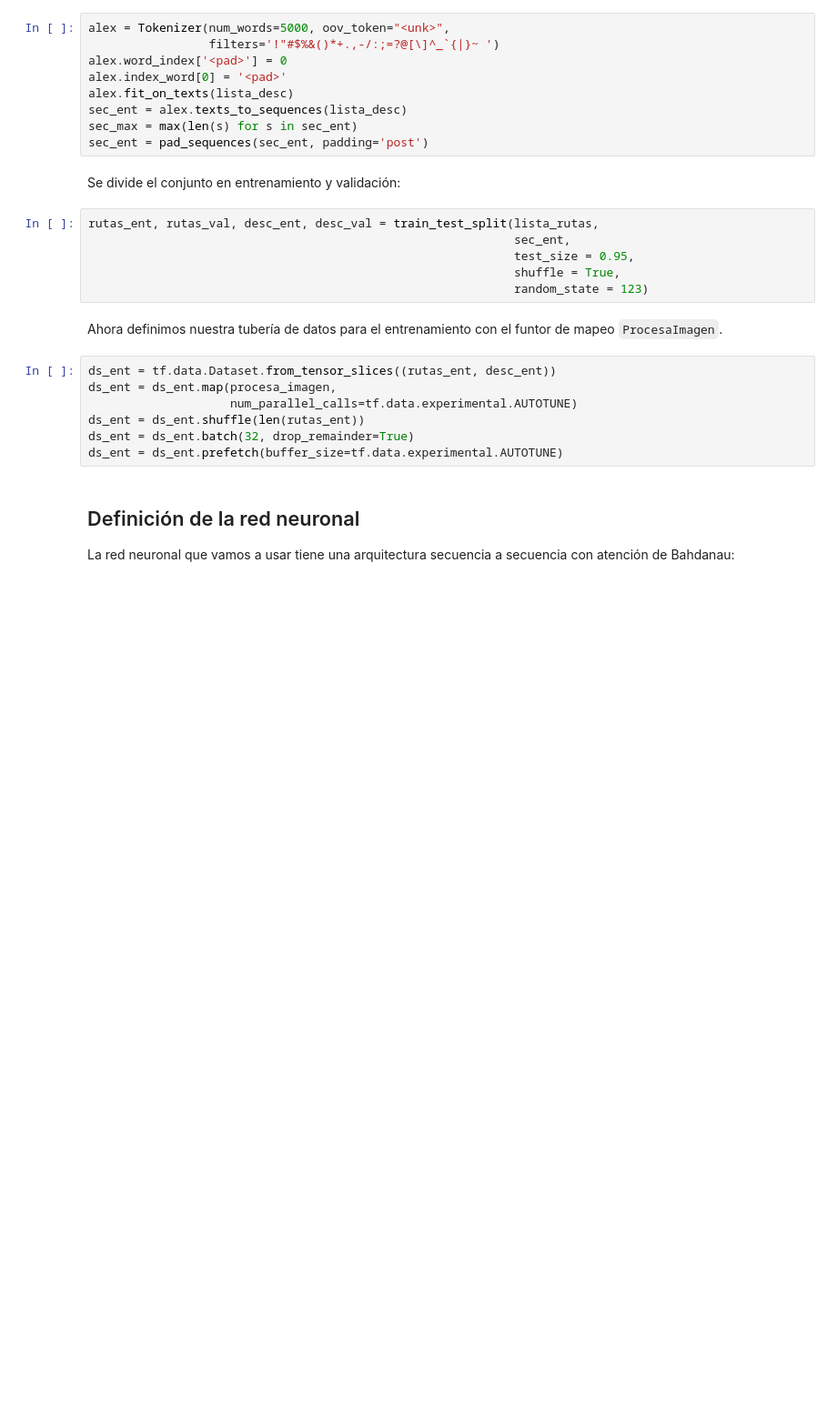
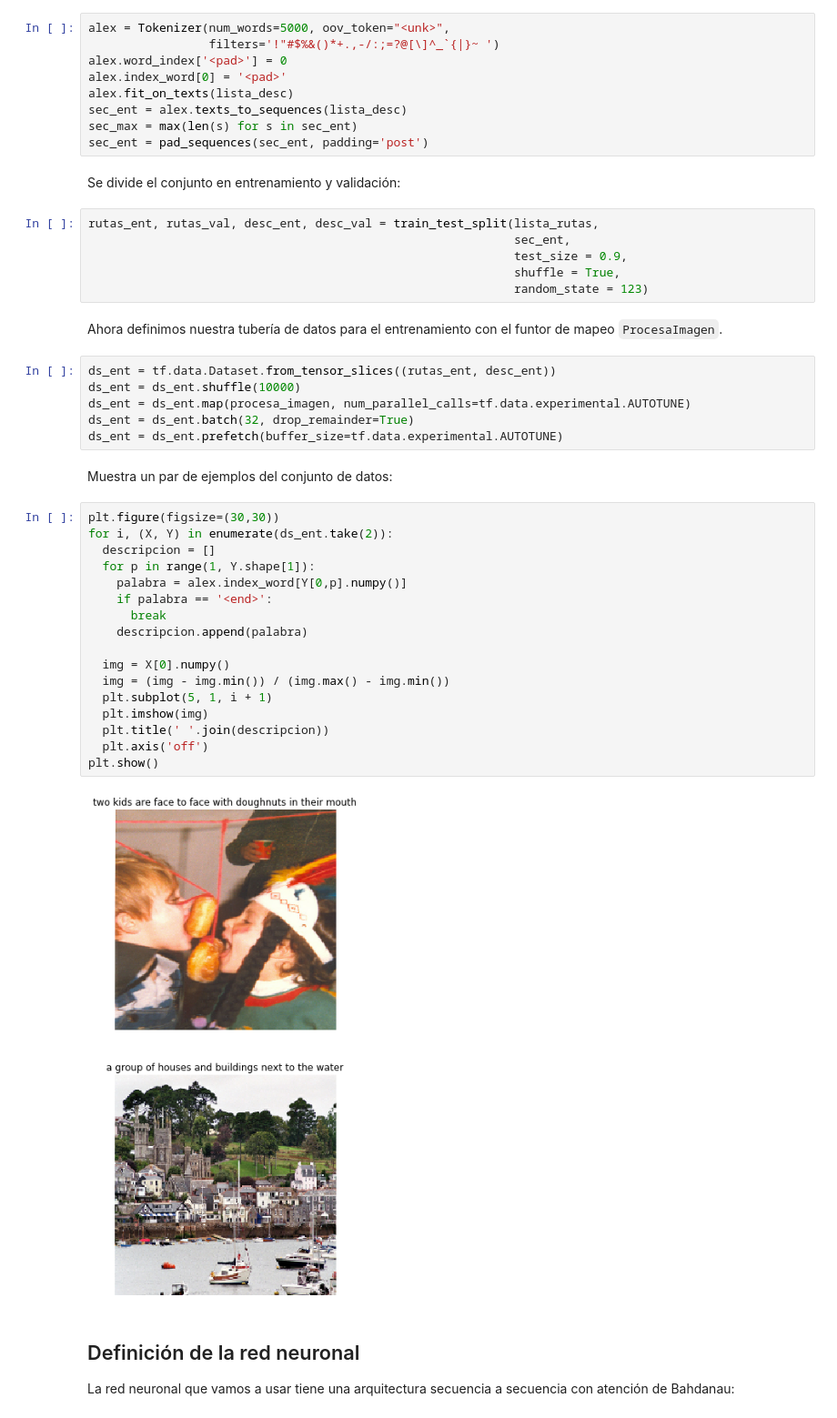
Before and after one commit to gibranfp/CursoAprendizajeProfundo, a Jupyter notebook: notebooks/5a_descripcion_imagenes.ipynb, the cells around one changed output. Shown at 91% size. Drawn from its saved outputs; the diff is of its cells as text; blank space fills up the shorter version.

```diff
--- a/notebooks/5a_descripcion_imagenes.ipynb
+++ b/notebooks/5a_descripcion_imagenes.ipynb
@@ -88,18 +83,38 @@ Se divide el conjunto en entrenamiento y validación:
 # %%
 rutas_ent, rutas_val, desc_ent, desc_val = train_test_split(lista_rutas,
                                                             sec_ent,
-                                                            test_size = 0.95,
+                                                            test_size = 0.9,
                                                             shuffle = True,
                                                             random_state = 123)
 # %% [markdown]
 Ahora definimos nuestra tubería de datos para el entrenamiento con el funtor de mapeo `ProcesaImagen`.
 # %%
 ds_ent = tf.data.Dataset.from_tensor_slices((rutas_ent, desc_ent))
-ds_ent = ds_ent.map(procesa_imagen,
-                    num_parallel_calls=tf.data.experimental.AUTOTUNE)
-ds_ent = ds_ent.shuffle(len(rutas_ent))
+ds_ent = ds_ent.shuffle(10000)
+ds_ent = ds_ent.map(procesa_imagen, num_parallel_calls=tf.data.experimental.AUTOTUNE)
 ds_ent = ds_ent.batch(32, drop_remainder=True)
 ds_ent = ds_ent.prefetch(buffer_size=tf.data.experimental.AUTOTUNE)
+# %% [markdown]
+Muestra un par de ejemplos del conjunto de datos:
+# %%
+plt.figure(figsize=(30,30))
+for i, (X, Y) in enumerate(ds_ent.take(2)):
+  descripcion = []
+  for p in range(1, Y.shape[1]):
+    palabra = alex.index_word[Y[0,p].numpy()]
+    if palabra == '<end>':
+      break
+    descripcion.append(palabra)
+
+  img = X[0].numpy()
+  img = (img - img.min()) / (img.max() - img.min())
+  plt.subplot(5, 1, i + 1)
+  plt.imshow(img)
+  plt.title(' '.join(descripcion))
+  plt.axis('off')
+plt.show()
+# %% [output]
+[figure, added]
 # %% [markdown]
 ## Definición de la red neuronal
 La red neuronal que vamos a usar tiene una arquitectura secuencia a secuencia con atención de Bahdanau:
```
Also changed, not shown: parts of 7 cells of this notebook.
